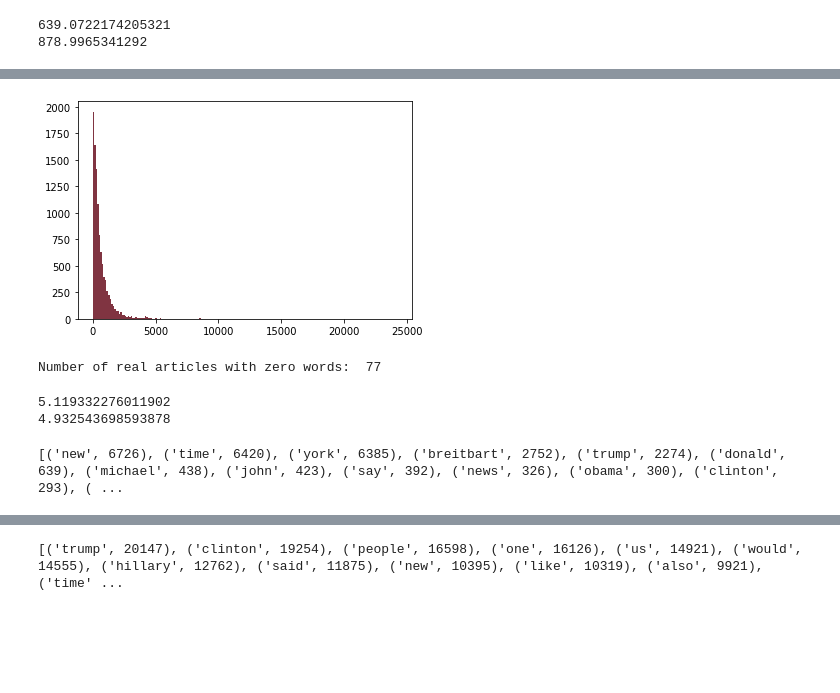
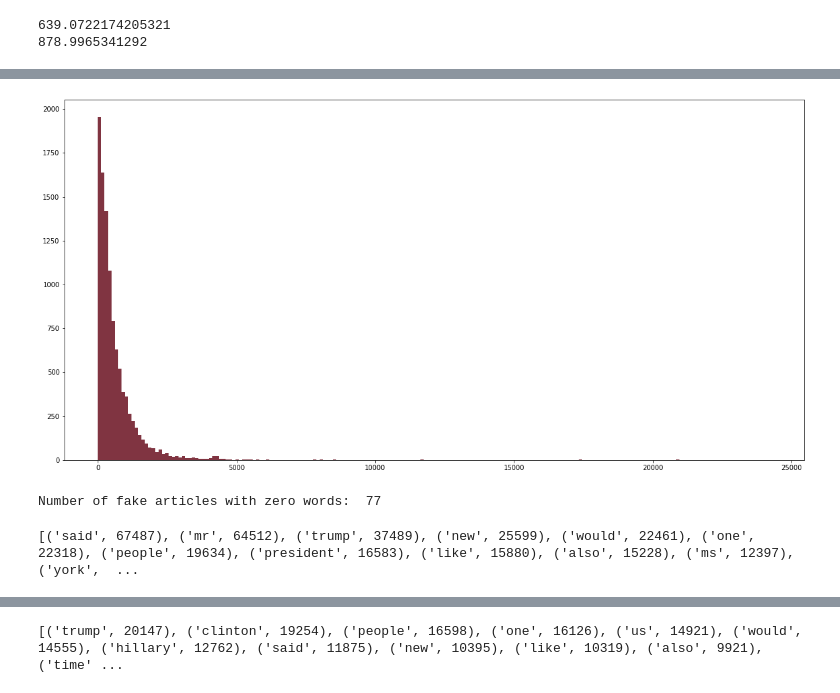
Before and after one commit to baranema/ML-Fake-News, a Jupyter notebook: MLProject.ipynb, the cells around one changed output, grey strips where cells are left out. Saved outputs shown, nothing was run; the diff lists cells and outputs as text; code cells hidden in the pictures; blank space fills up the shorter version.

```diff
--- a/MLProject.ipynb
+++ b/MLProject.ipynb
@@ -16,6 +18,6 @@ from sklearn.metrics import accuracy_score
 # %%
-news_dataset = pd.read_csv('train.csv')
-news_dataset.head()
+df = pd.read_csv("train.csv")
+df.head()
 # %% [output]
 |  | id | title | author | text | label |
 | 0 | 0 | House Dem Aide: We Didn’t Even Se... | Darrell Lucus | House Dem Aide: We Didn’t Even Se... | 1 |
@@ -63,8 +50,8 @@ stop_words.extend(['from', 'subject', 're', 'edu', 'use'])
 # %%
 # text word count
-news_dataset['word_count'] = news_dataset['text'].apply(lambda x: len(str(x).split()))
-print(news_dataset[news_dataset['label']==1]['word_count'].mean()) # fake articles
-print(news_dataset[news_dataset['label']==0]['word_count'].mean()) # reliable articles
+df['word_count'] = df['text'].apply(lambda x: len(str(x).split()))
+print(df[df['label']==1]['word_count'].mean()) # fake articles
+print(df[df['label']==0]['word_count'].mean()) # reliable articles
 # %% [output]
 639.0722174205321
 878.9965341292
@@ -78,9 +66,10 @@ print("Number of real articles with zero words: ", len(news_dataset[(news_datase
 Number of real articles with zero words:  0
 # %%
-x = news_dataset[news_dataset['label']==1]['word_count']
+x = df[df['label']==1]['word_count']
+plt.figure(figsize=(20,10))
 plt.hist(x, bins = 200, color="#803441")
 plt.show()
-print("Number of real articles with zero words: ", len(news_dataset[(news_dataset['label']==1) & (news_dataset['word_count']==0)]))
+print("Number of fake articles with zero words: ", len(df[(df['label']==1) & (df['word_count']==0)]))
 # %% [output]
-[figure, old version]
+[figure, new version]
-Number of real articles with zero words:  77
+Number of fake articles with zero words:  77
@@ -90,7 +75,0 @@ news_dataset['article'] = news_dataset['author'] + ' ' + news_dataset['title']
-# %%
-news_dataset['Avg_length'] = news_dataset["text"].apply(lambda x: np.mean([len(w) for w in x.split()]))
-print(news_dataset[news_dataset['label'] == 1]['Avg_length'].mean())
-print(news_dataset[news_dataset['label'] == 0]['Avg_length'].mean())
-# %% [output]
-5.119332276011902
-4.932543698593878
@@ -109,12 +94,12 @@ news_dataset['article'] = news_dataset['article'].apply(preprocess)
 # %%
 # Most frequent words in real articles
-real = news_dataset[news_dataset['label'] == 0]['article'].str.cat(sep = ' ')
+real = df[df['label'] == 0]['article'].str.cat(sep = ' ')
 list_of_words = [i.lower() for i in wordpunct_tokenize(real) if i.lower() not in stop_words and i.isalpha()]
 wordfreqreal = nltk.FreqDist(list_of_words)
 mostcommonreal = wordfreqreal.most_common(30)
 print(mostcommonreal)
 # %% [output]
-[('new', 6726), ('time', 6420), ('york', 6385), ('breitbart', 2752), ('trump', 2274), ('donald', 639), ('michael', 438), ('john', 423), ('say', 392), ('news', 326), ('obama', 300), ('clinton', 293), ( ...
+[('said', 67487), ('mr', 64512), ('trump', 37489), ('new', 25599), ('would', 22461), ('one', 22318), ('people', 19634), ('president', 16583), ('like', 15880), ('also', 15228), ('ms', 12397), ('york',  ...
 # %%
 plt.figure(figsize=(20,10))
 plt.barh(range(len(mostcommonreal)),[val[1] for val in mostcommonreal], align='center', color="#208523")
```
Also changed, not shown: parts of 72 cells of this notebook.
